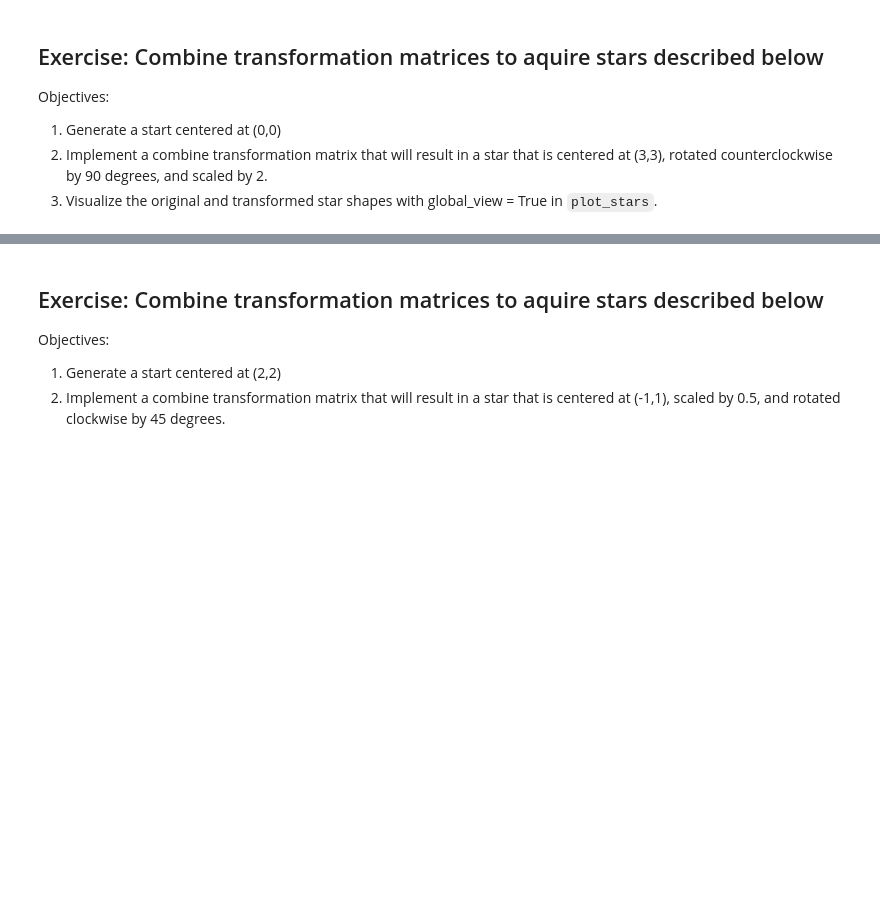
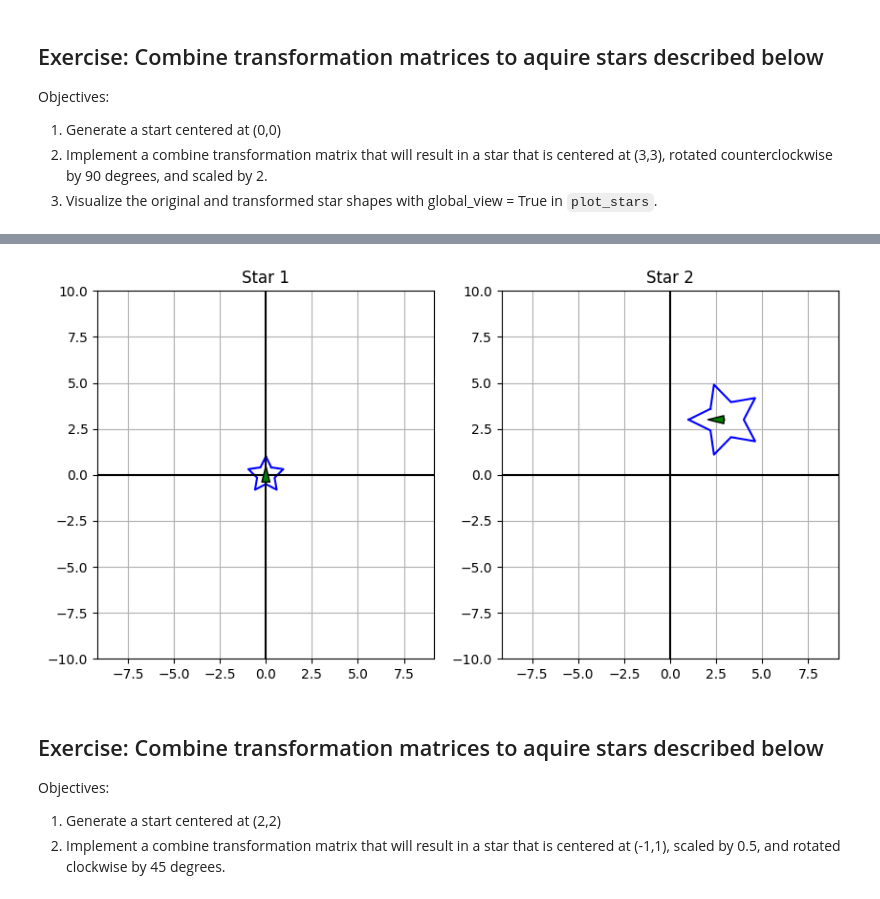
Before and after one commit to alexpatangan/BME3053C-Fall-2025, a Jupyter notebook: lessons-solved/06_Matrix_Transformations.ipynb, the cells around one changed output, grey strips where cells are left out. Drawn from its saved outputs; the diff is of its cells as text; code cells hidden in the pictures; blank space fills up the shorter version.

```diff
--- a/lessons-solved/06_Matrix_Transformations.ipynb
+++ b/lessons-solved/06_Matrix_Transformations.ipynb
@@ -462,0 +463,10 @@ Objectives:
+# %%
+#Complete the exercise below
+star = generate_star(center= (0,0), homogeneous=True)
+
+combined_transform =  translate(3,3) @ rotate(90) @ scale(2,2)
+
+transformed_star = (combined_transform @ star.T).T
+
+plot_stars([star,transformed_star], global_view= True)
+# %% [output]
@@ -463,3 +475,4 @@ Objectives:
+[figure, added]
 # %% [markdown]
 ## Exercise: Combine transformation matrices to aquire stars described below
 Objectives:
```
Also changed, not shown: parts of 7 cells of this notebook.
